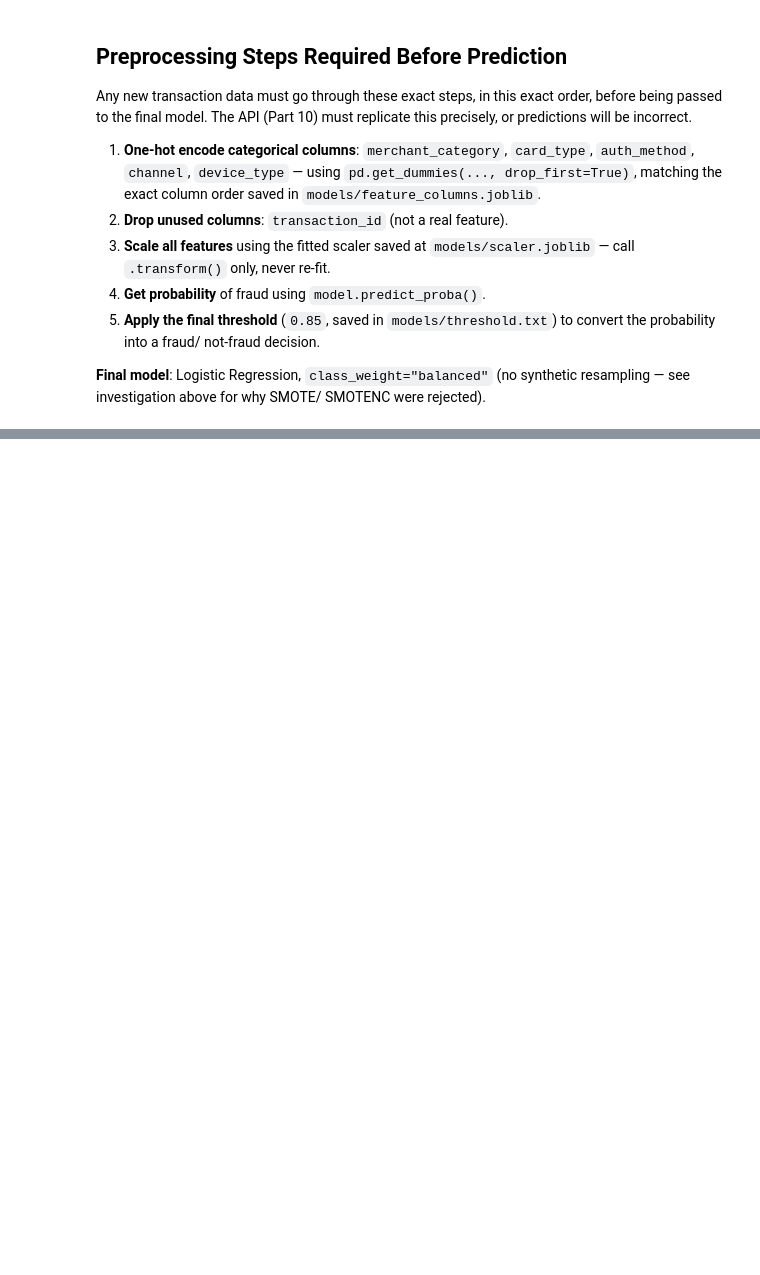
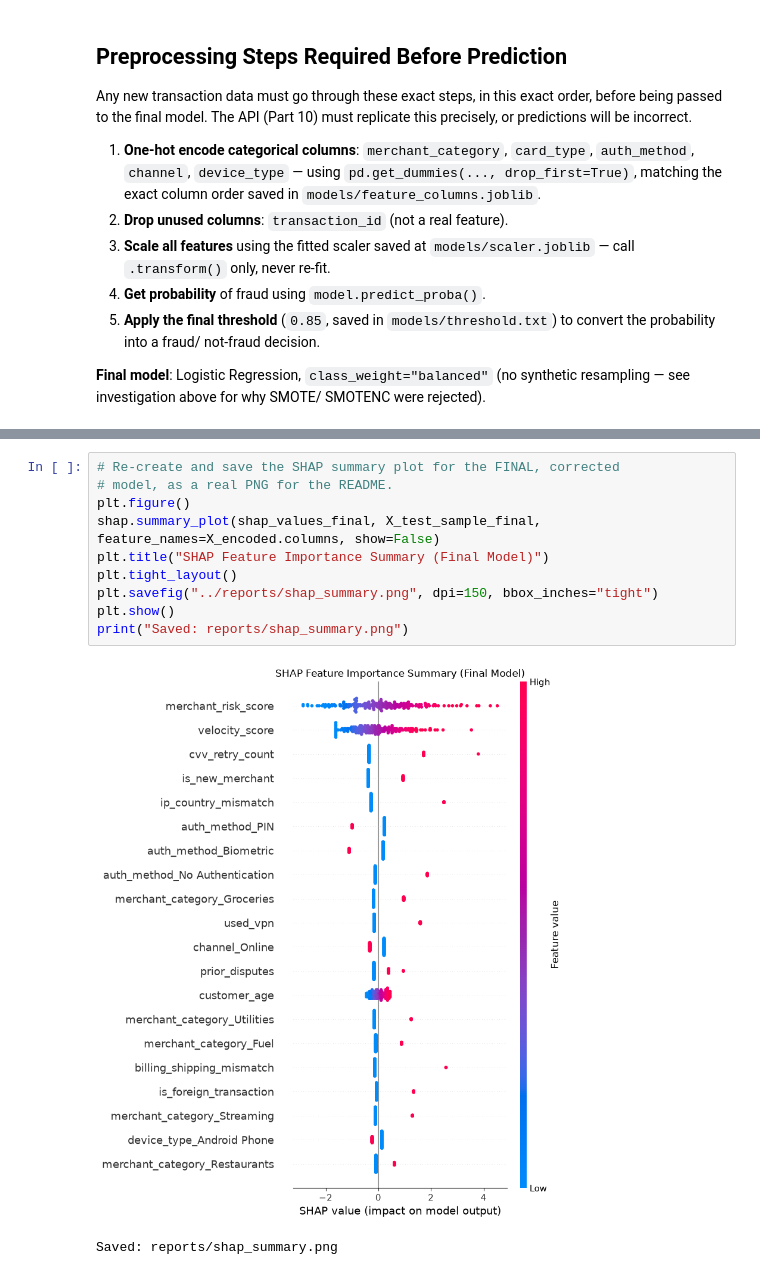
Before and after one commit to ISeckAli/Fraud-detection, a Jupyter notebook: notebooks/01_eda.ipynb, the cells around one changed output, grey strips where cells are left out. Saved outputs shown, nothing was run; the diff lists cells and outputs as text; blank space fills up the shorter version.

```diff
--- a/notebooks/01_eda.ipynb
+++ b/notebooks/01_eda.ipynb
@@ -990,0 +1031,13 @@ SMOTENC were rejected).
+# %%
+# Re-create and save the SHAP summary plot for the FINAL, corrected
+# model, as a real PNG for the README.
+plt.figure()
+shap.summary_plot(shap_values_final, X_test_sample_final, feature_names=X_encoded.columns, show=False)
+plt.title("SHAP Feature Importance Summary (Final Model)")
+plt.tight_layout()
+plt.savefig("../reports/shap_summary.png", dpi=150, bbox_inches="tight")
+plt.show()
+print("Saved: reports/shap_summary.png")
+# %% [output]
+[figure, added]
+Saved: reports/shap_summary.png
```
Also changed, not shown: parts of 5 cells of this notebook, 5 other files.
